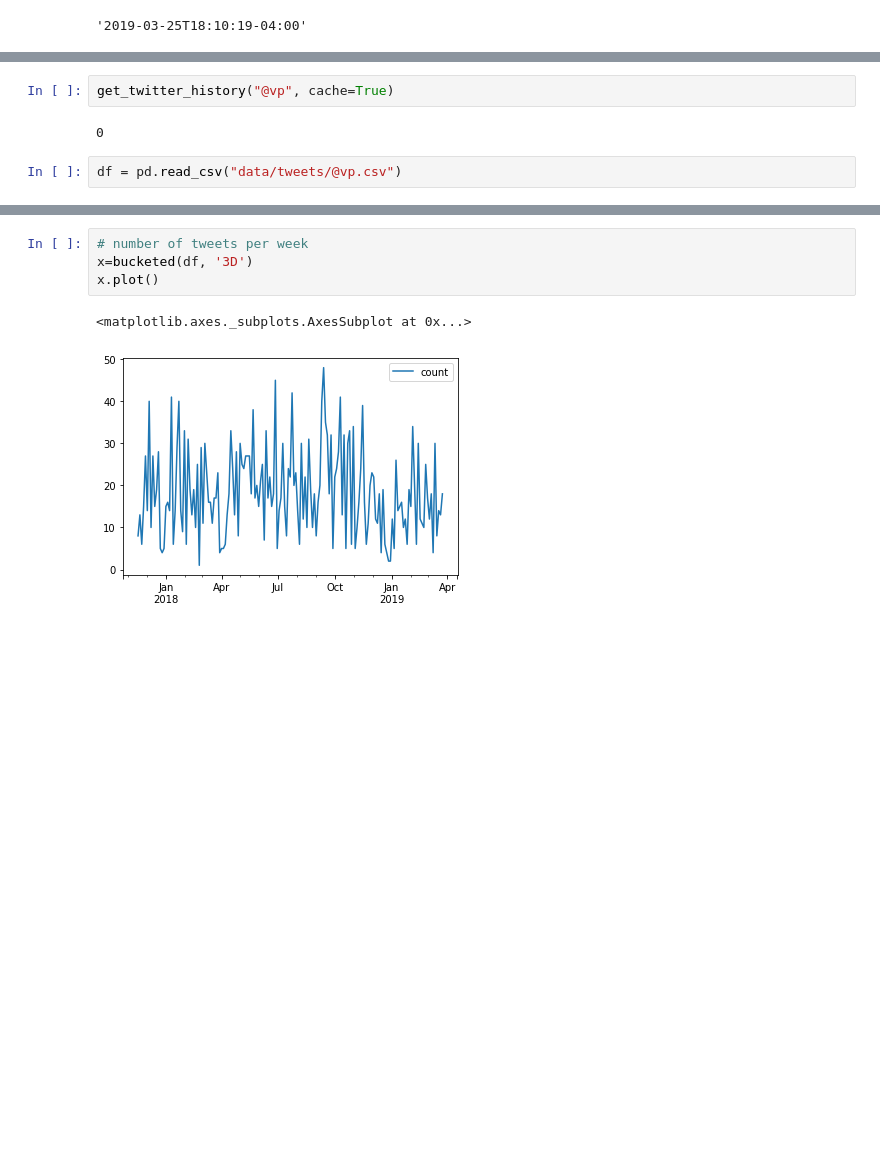
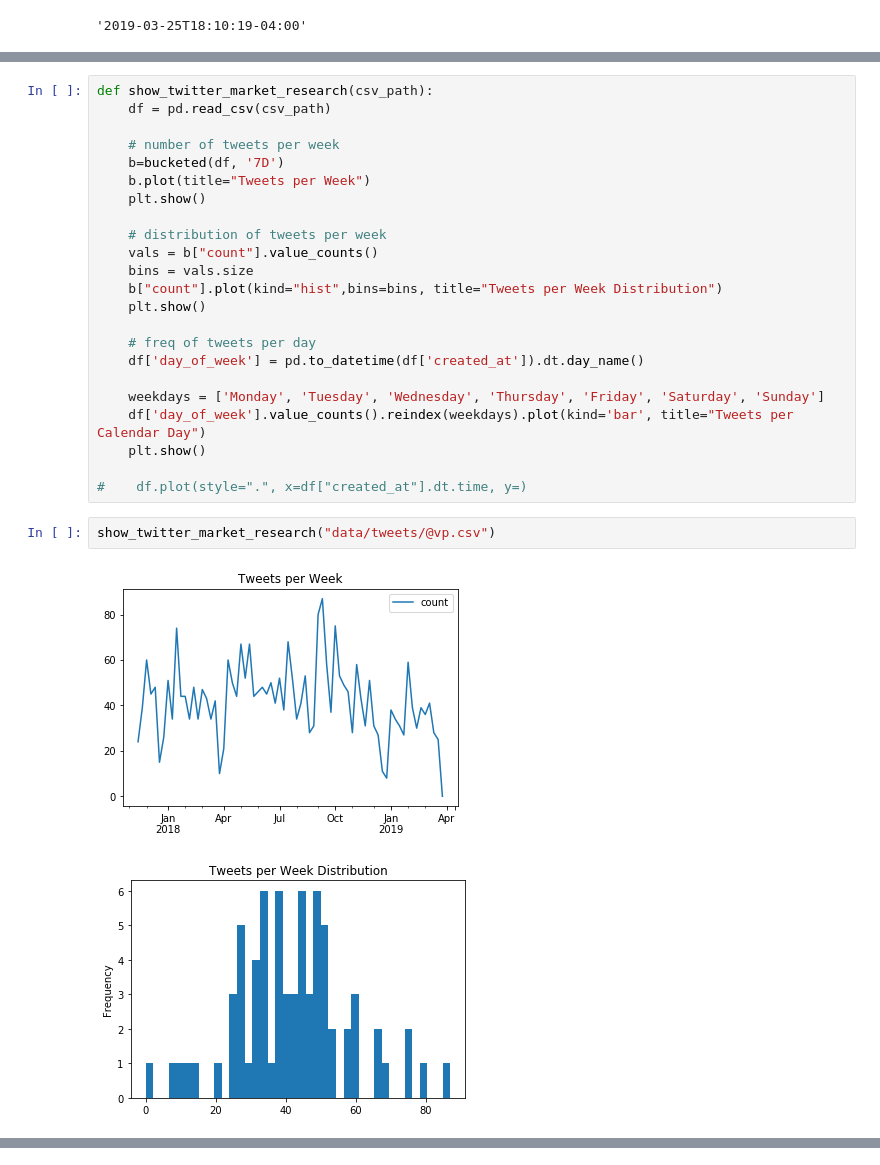
Before and after one commit to mng12689/predictit, a Jupyter notebook: Untitled.ipynb, the cells around one changed output, grey strips where cells are left out. Cells and saved outputs as stored; diff of their text form; blank space fills up the shorter version.

```diff
--- a/Untitled.ipynb
+++ b/Untitled.ipynb
@@ -560,6 +441,28 @@ len(recent)
-# %%
-get_twitter_history("@vp", cache=True)
-# %% [output]
-0
+# %%
+def show_twitter_market_research(csv_path):
+    df = pd.read_csv(csv_path)
+
+    # number of tweets per week
+    b=bucketed(df, '7D')
+    b.plot(title="Tweets per Week")
+    plt.show()
+
+    # distribution of tweets per week
+    vals = b["count"].value_counts()
+    bins = vals.size
+    b["count"].plot(kind="hist",bins=bins, title="Tweets per Week Distribution")
+    plt.show()
+
+    # freq of tweets per day
+    df['day_of_week'] = pd.to_datetime(df['created_at']).dt.day_name()
+
+    weekdays = ['Monday', 'Tuesday', 'Wednesday', 'Thursday', 'Friday', 'Saturday', 'Sunday']
+    df['day_of_week'].value_counts().reindex(weekdays).plot(kind='bar', title="Tweets per Calendar Day")
+    plt.show()
+
+#    df.plot(style=".", x=df["created_at"].dt.time, y=)
 # %%
-df = pd.read_csv("data/tweets/@vp.csv")
+show_twitter_market_research("data/tweets/@vp.csv")
+# %% [output]
+[figure, added]
+[figure, added]
@@ -566,7 +469,0 @@ df = pd.read_csv("data/tweets/@vp.csv")
-# %%
-# number of tweets per week
-x=bucketed(df, '3D')
-x.plot()
-# %% [output]
-<matplotlib.axes._subplots.AxesSubplot at 0x...>
-[figure, removed]
```
Also changed, not shown: parts of 34 cells of this notebook.
